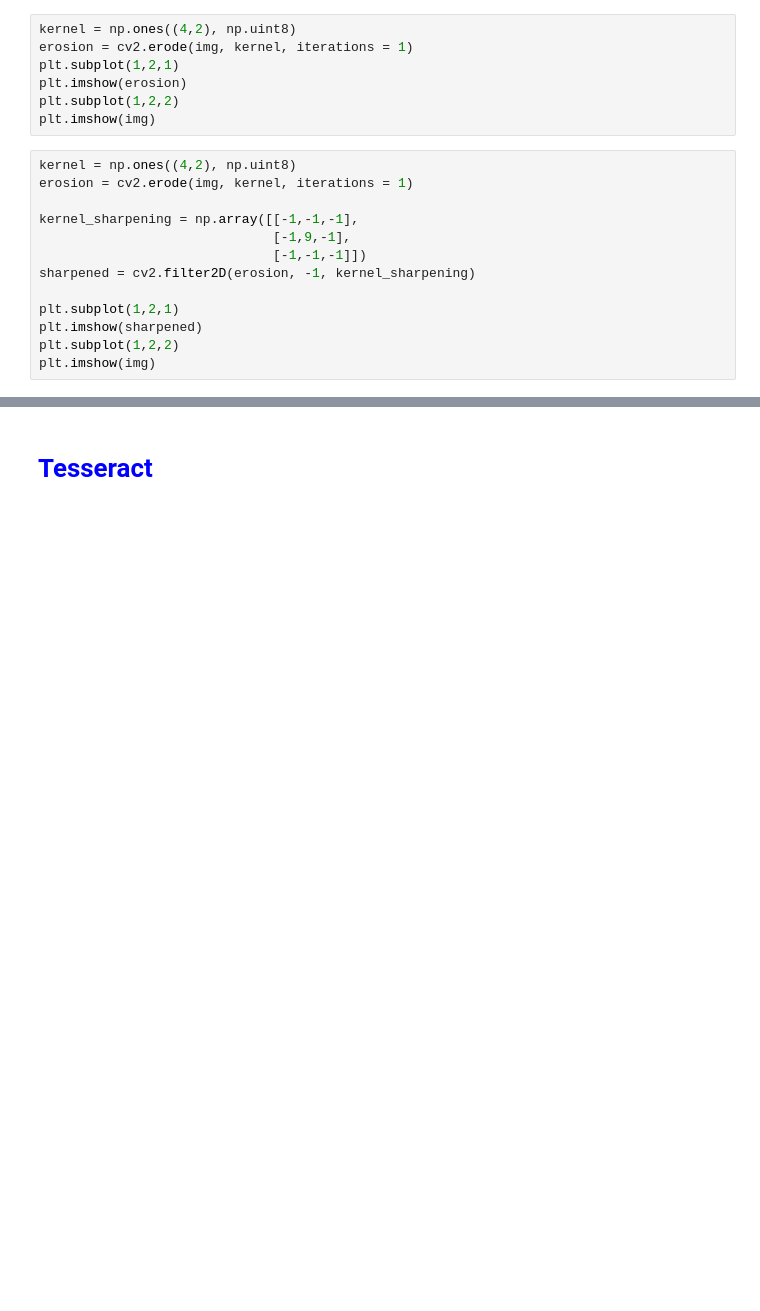
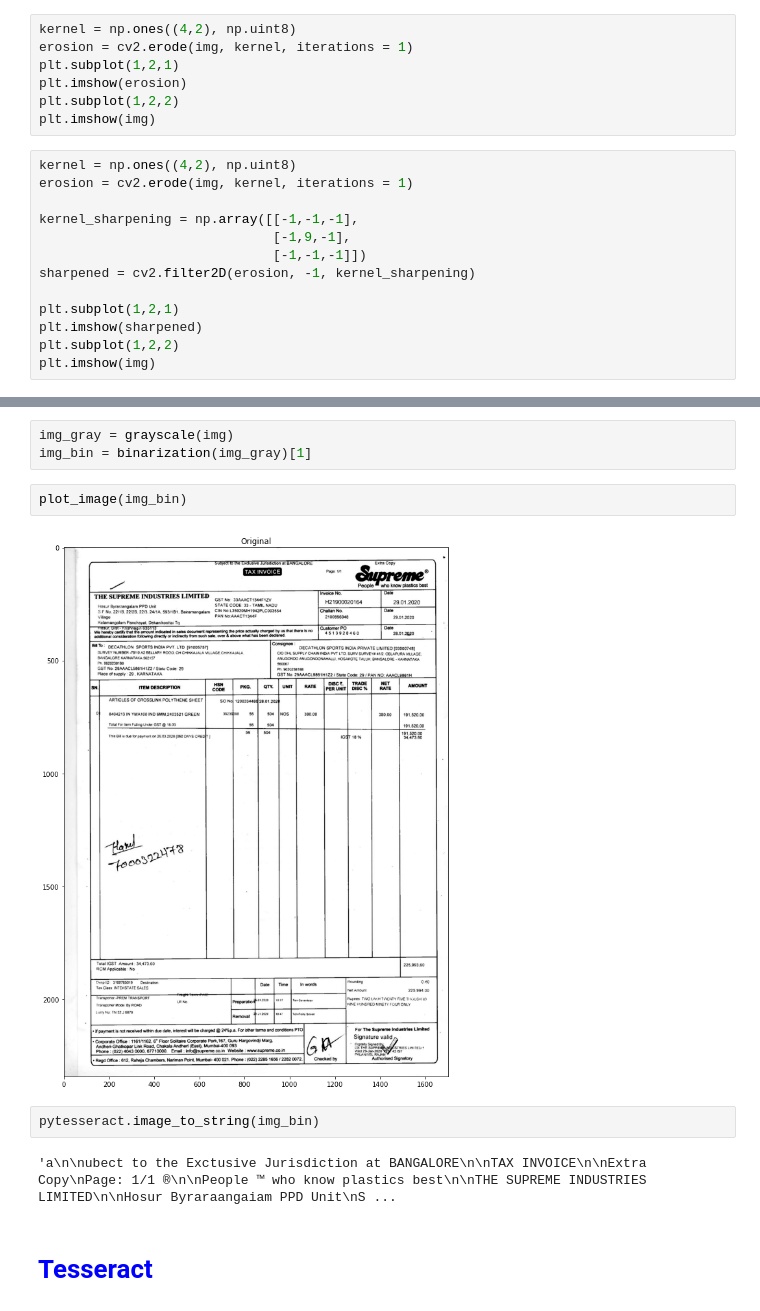
Before and after one commit to piyumaha12/Optical-Character-recognition, a Jupyter notebook: invoice_text_extraction.ipynb, the cells around one changed output, grey strips where cells are left out. Saved outputs shown, nothing was run; the diff lists cells and outputs as text; blank space fills up the shorter version.

```diff
--- a/invoice_text_extraction.ipynb
+++ b/invoice_text_extraction.ipynb
@@ -353,3 +369,14 @@ plt.imshow(img)
+# %%
+img_gray = grayscale(img)
+img_bin = binarization(img_gray)[1]
+# %%
+plot_image(img_bin)
+# %% [output]
+[figure, added]
+# %%
+pytesseract.image_to_string(img_bin)
+# %% [output]
+'a\n\nubect to the Exctusive Jurisdiction at BANGALORE\n\nTAX INVOICE\n\nExtra Copy\nPage: 1/1 ®\n\nPeople ™ who know plastics best\n\nTHE SUPREME INDUSTRIES LIMITED\n\nHosur Byraraangaiam PPD Unit\nS ...
 # %% [markdown]
 # <span style = 'color:blue'> Tesseract </span>
 # %%
```
Also changed, not shown: parts of 28 cells of this notebook.
